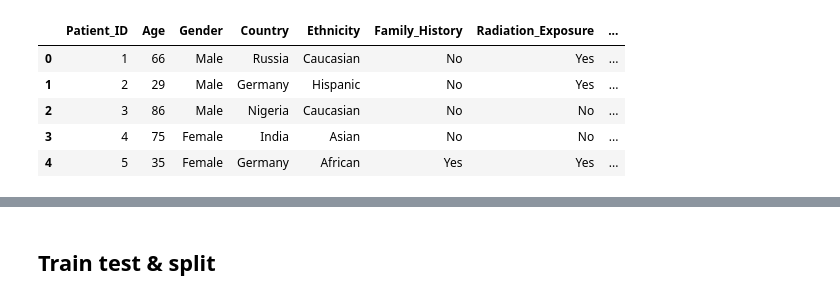
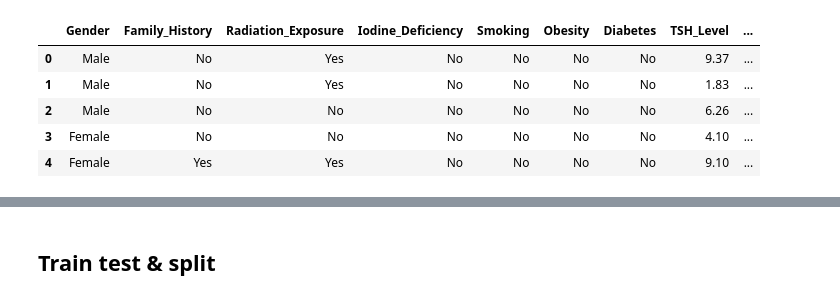
Before and after one commit to Death4Sword/ML_Cancer_Risk_Project, a Jupyter notebook: analyse_predictive.ipynb, the cells around one changed output, grey strips where cells are left out. Cells and saved outputs as stored; diff of their text form; code cells hidden in the pictures.

```diff
--- a/analyse_predictive.ipynb
+++ b/analyse_predictive.ipynb
@@ -9,13 +10,14 @@ from sklearn.preprocessing import OrdinalEncoder, OneHotEncoder
 warnings.simplefilter('ignore')
 # %%
 df = pd.read_csv('thyroid_cancer_risk_data.csv')
+df.drop(columns=['Patient_ID', 'Age', 'Country', 'Ethnicity'], axis=1, inplace=True)
 df.head()
 # %% [output]
-|  | Patient_ID | Age | Gender | Country | Ethnicity | Family_History | Radiation_Exposure | ... |
-| 0 | 1 | 66 | Male | Russia | Caucasian | No | Yes | ... |
-| 1 | 2 | 29 | Male | Germany | Hispanic | No | Yes | ... |
-| 2 | 3 | 86 | Male | Nigeria | Caucasian | No | No | ... |
-| 3 | 4 | 75 | Female | India | Asian | No | No | ... |
-| 4 | 5 | 35 | Female | Germany | African | Yes | Yes | ... |
+|  | Gender | Family_History | Radiation_Exposure | Iodine_Deficiency | Smoking | Obesity | Diabetes | TSH_Level | ... |
+| 0 | Male | No | Yes | No | No | No | No | 9.37 | ... |
+| 1 | Male | No | Yes | No | No | No | No | 1.83 | ... |
+| 2 | Male | No | No | No | No | No | No | 6.26 | ... |
+| 3 | Female | No | No | No | No | No | No | 4.10 | ... |
+| 4 | Female | Yes | Yes | No | No | No | No | 9.10 | ... |
 # %%
 ohe_encoding = OneHotEncoder(drop="first", sparse_output=False)
```
Also changed, not shown: parts of 33 cells of this notebook, 5 other files.
